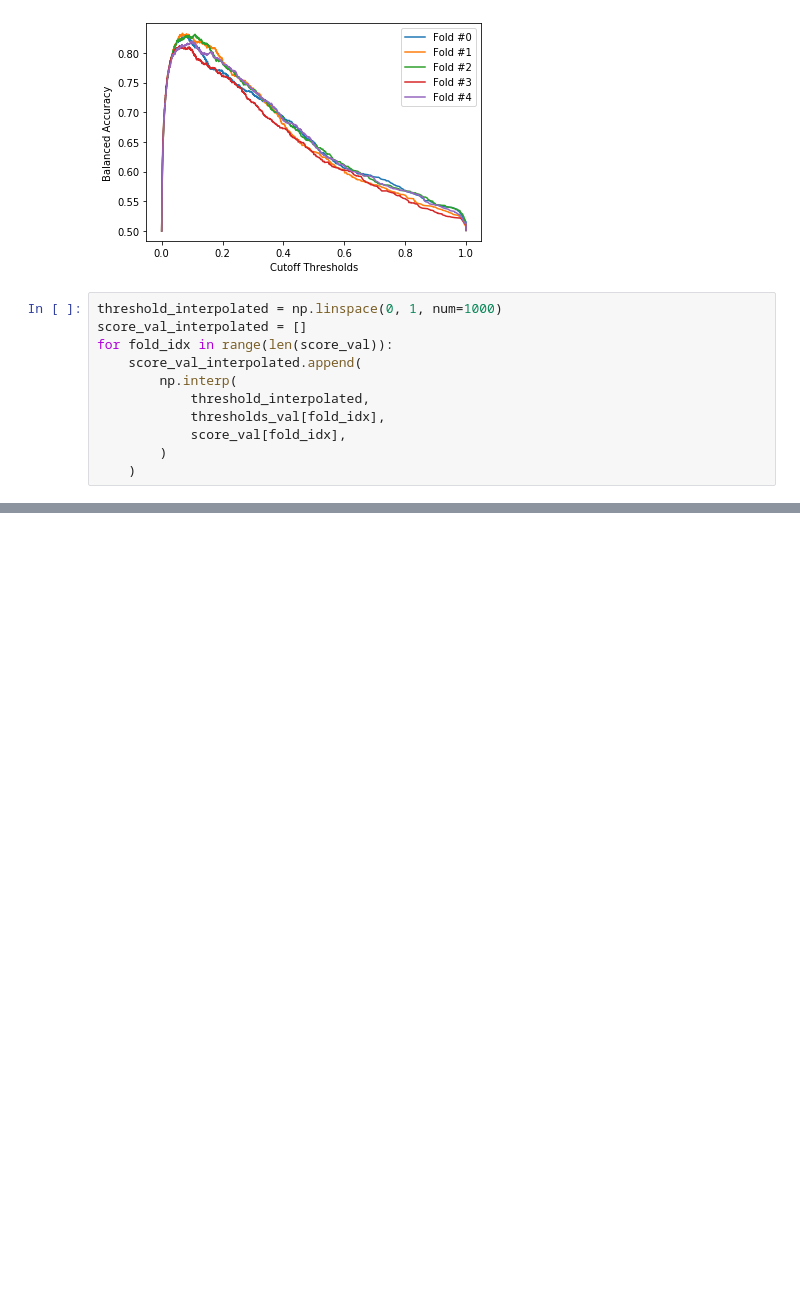
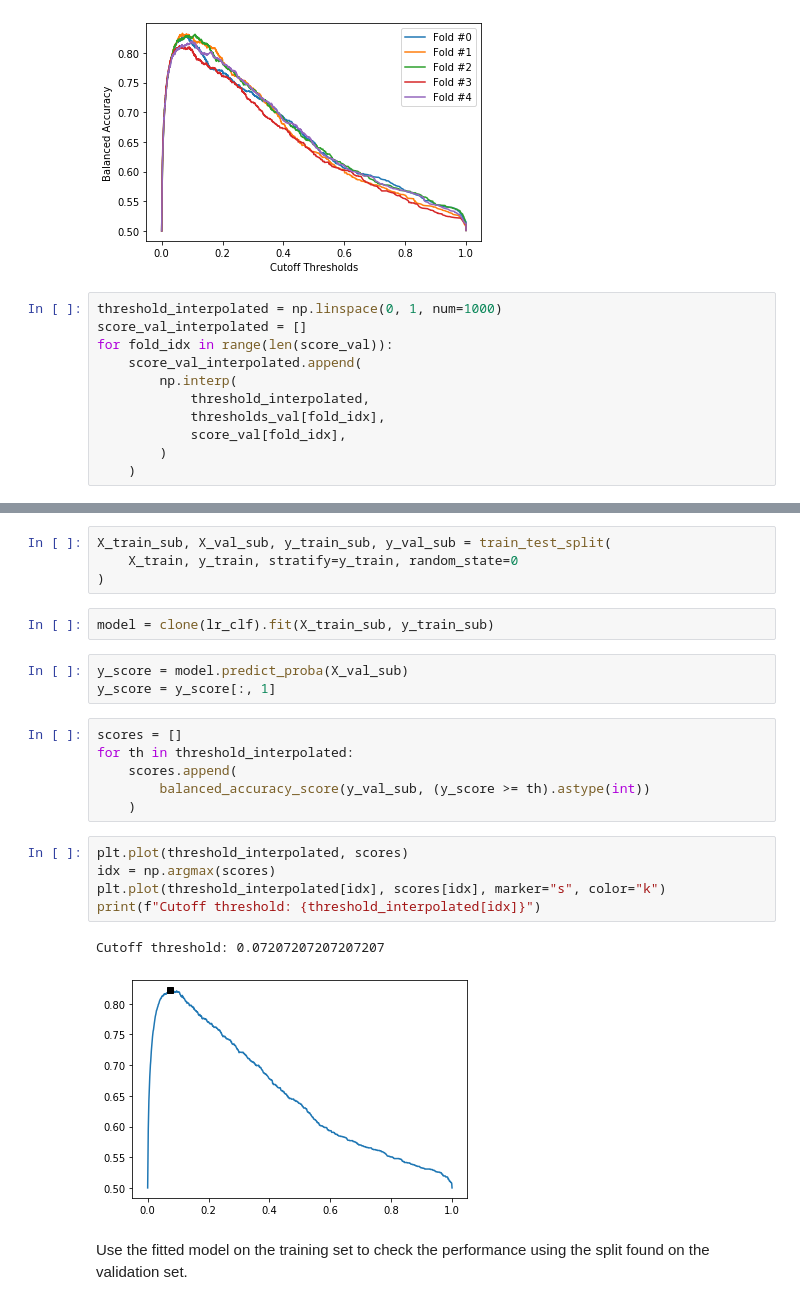
Before and after one commit to glemaitre/cutoff_experiments, a Jupyter notebook: cutoff_experiments.ipynb, the cells around one changed output, grey strips where cells are left out. Drawn from its saved outputs; the diff is of its cells as text; blank space fills up the shorter version.

```diff
--- a/cutoff_experiments.ipynb
+++ b/cutoff_experiments.ipynb
@@ -187,0 +255,25 @@ for fold_idx in range(len(y_true)):
+# %%
+X_train_sub, X_val_sub, y_train_sub, y_val_sub = train_test_split(
+    X_train, y_train, stratify=y_train, random_state=0
+)
+# %%
+model = clone(lr_clf).fit(X_train_sub, y_train_sub)
+# %%
+y_score = model.predict_proba(X_val_sub)
+y_score = y_score[:, 1]
+# %%
+scores = []
+for th in threshold_interpolated:
+    scores.append(
+        balanced_accuracy_score(y_val_sub, (y_score >= th).astype(int))
+    )
+# %%
+plt.plot(threshold_interpolated, scores)
+idx = np.argmax(scores)
+plt.plot(threshold_interpolated[idx], scores[idx], marker="s", color="k")
+print(f"Cutoff threshold: {threshold_interpolated[idx]}")
+# %% [output]
+Cutoff threshold: 0.07207207207207207
+[figure, added]
+# %% [markdown]
+Use the fitted model on the training set to check the performance using the split found on the validation set.
```
Also changed, not shown: parts of 14 cells of this notebook.
